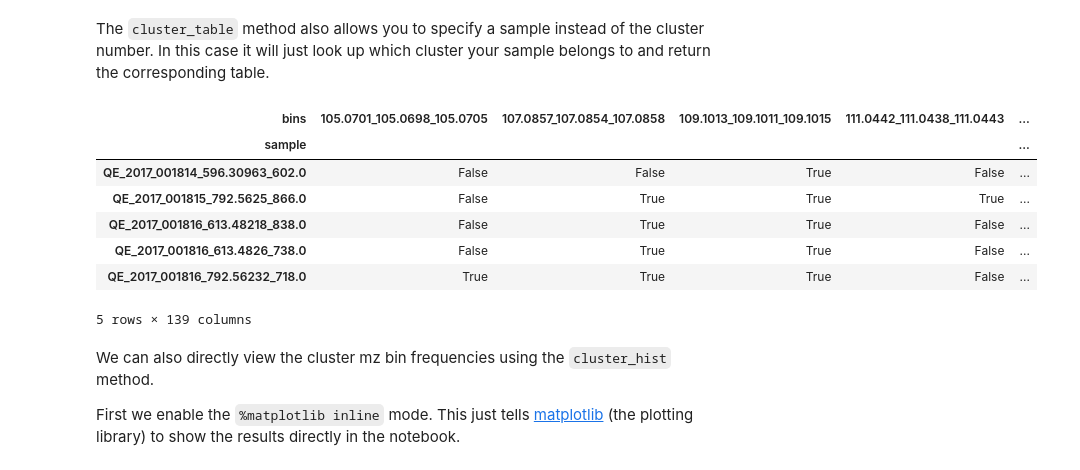
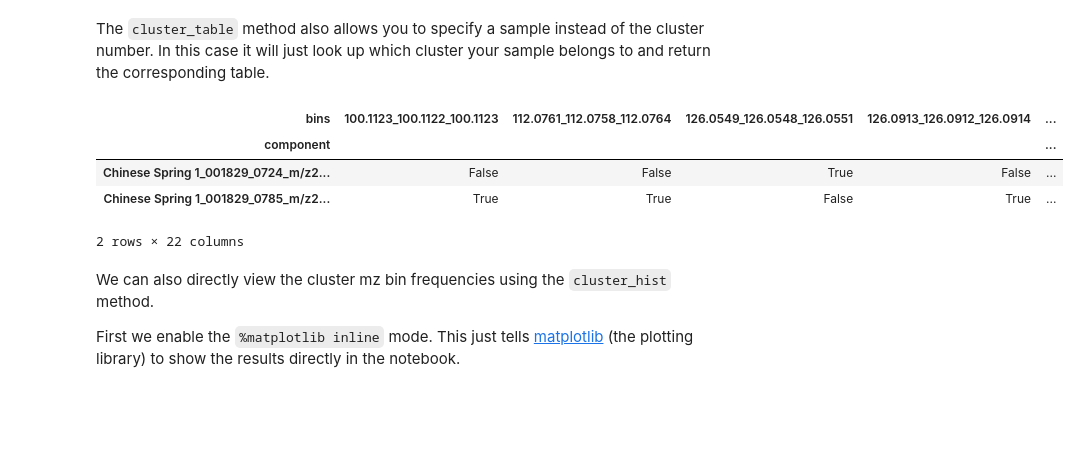
Before and after one commit to ccdmb/BioDendro, a Jupyter notebook: quick-start-example.ipynb, the cells around one changed output. Cells and saved outputs as stored; diff of their text form; code cells hidden in the pictures; blank space fills up the shorter version.

Commit message:
added methods to plot clusters in output. Changed branches to use component names. Twiddled with cats documentations

```diff
--- a/quick-start-example.ipynb
+++ b/quick-start-example.ipynb
@@ -129,17 +129,14 @@ tree.cluster_table(cluster=1)
 # %% [markdown]
 The `cluster_table` method also allows you to specify a sample instead of the cluster number.
 In this case it will just look up which cluster your sample belongs to and return the corresponding table.
-# %%
-tree.cluster_table(sample="QE_2017_001816_613.48218_838.0")
-# %% [output]
-| bins | 105.0701_105.0698_105.0705 | 107.0857_107.0854_107.0858 | 109.1013_109.1011_109.1015 | 111.0442_111.0438_111.0443 | ... |
-| sample |  |  |  |  | ... |
-| QE_2017_001814_596.30963_602.0 | False | False | True | False | ... |
-| QE_2017_001815_792.5625_866.0 | False | True | True | True | ... |
-| QE_2017_001816_613.48218_838.0 | False | True | True | False | ... |
-| QE_2017_001816_613.4826_738.0 | False | True | True | False | ... |
-| QE_2017_001816_792.56232_718.0 | True | True | True | False | ... |
-5 rows × 139 columns
+# %%
+tree.cluster_table(sample="Chinese Spring 1_001829_0724_m/z241.1544_RT0.7890")
+# %% [output]
+| bins | 100.1123_100.1122_100.1123 | 112.0761_112.0758_112.0764 | 126.0549_126.0548_126.0551 | 126.0913_126.0912_126.0914 | ... |
+| component |  |  |  |  | ... |
+| Chinese Spring 1_001829_0724_m/z2... | False | False | True | False | ... |
+| Chinese Spring 1_001829_0785_m/z2... | True | True | False | True | ... |
+2 rows × 22 columns
 # %% [markdown]
 We can also directly view the cluster mz bin frequencies using the `cluster_hist` method.
 
```
Also changed, not shown: parts of 10 cells of this notebook, 3 other files.
